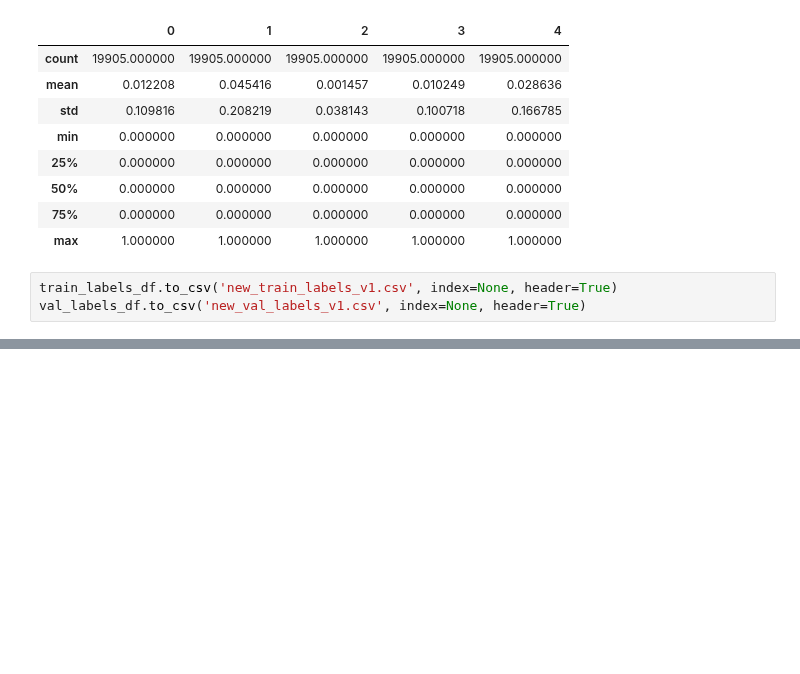
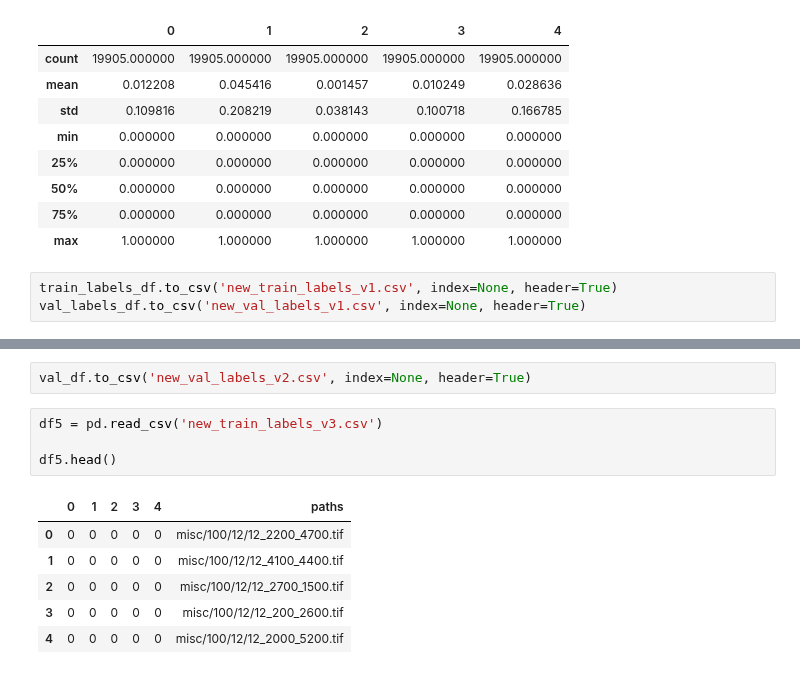
Before and after one commit to Project-Canopy/cb_feature_detection, a Jupyter notebook: data-prep/dataset_changes/train_val_test_split_make_csvs.ipynb, the cells around one changed output, grey strips where cells are left out. Cells and saved outputs as stored; diff of their text form; blank space fills up the shorter version.

```diff
--- a/data-prep/dataset_changes/train_val_test_split_make_csvs.ipynb
+++ b/data-prep/dataset_changes/train_val_test_split_make_csvs.ipynb
@@ -288,0 +521,13 @@ val_labels_df.to_csv('new_val_labels_v1.csv', index=None, header=True)
+# %%
+val_df.to_csv('new_val_labels_v2.csv', index=None, header=True)
+# %%
+df5 = pd.read_csv('new_train_labels_v3.csv')
+
+df5.head()
+# %% [output]
+|  | 0 | 1 | 2 | 3 | 4 | paths |
+| 0 | 0 | 0 | 0 | 0 | 0 | misc/100/12/12_2200_4700.tif |
+| 1 | 0 | 0 | 0 | 0 | 0 | misc/100/12/12_4100_4400.tif |
+| 2 | 0 | 0 | 0 | 0 | 0 | misc/100/12/12_2700_1500.tif |
+| 3 | 0 | 0 | 0 | 0 | 0 | misc/100/12/12_200_2600.tif |
+| 4 | 0 | 0 | 0 | 0 | 0 | misc/100/12/12_2000_5200.tif |
```
Also changed, not shown: parts of 28 cells of this notebook, 4 other files.
